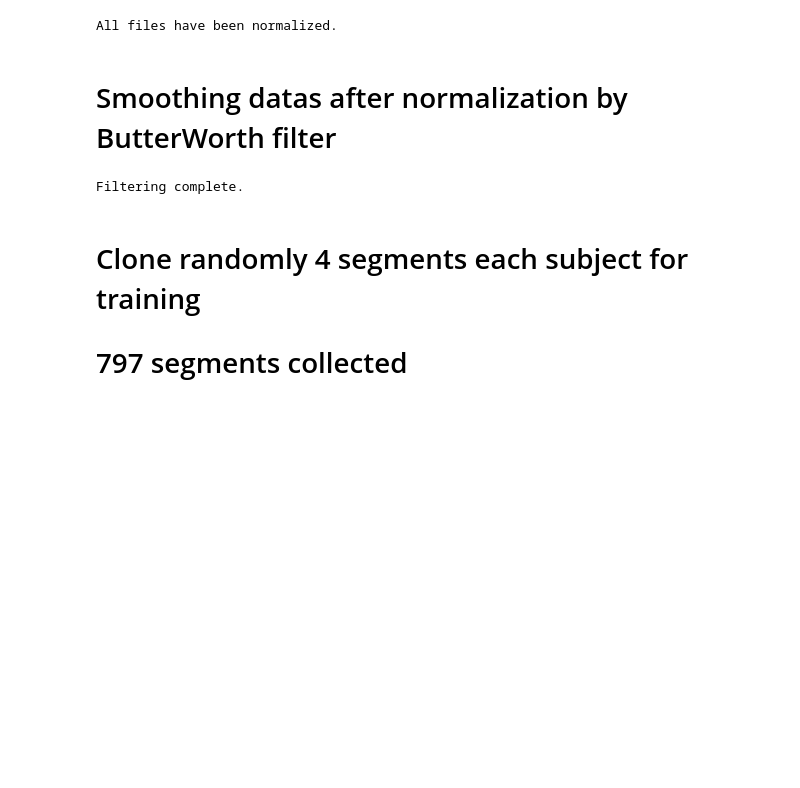
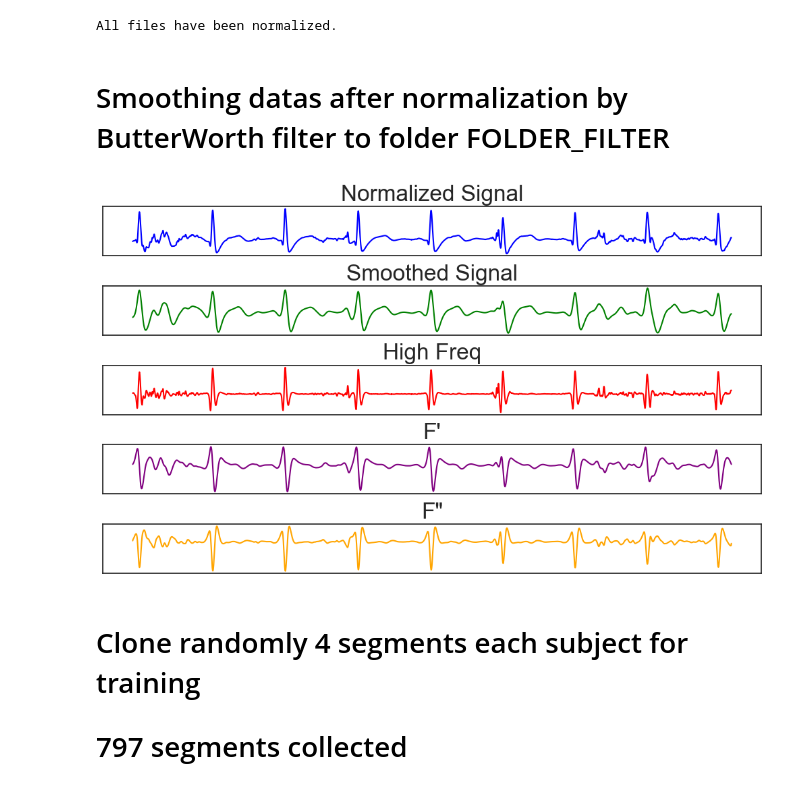
Before and after one commit to ng-anhhtuann/ecg-stroke-prediction, a Jupyter notebook: elderly-stroke/ecg.ipynb, the cells around one changed output. Cells and saved outputs as stored; diff of their text form; code cells hidden in the pictures; blank space fills up the shorter version.

```diff
--- a/elderly-stroke/ecg.ipynb
+++ b/elderly-stroke/ecg.ipynb
@@ -334,17 +325,20 @@ print("All files have been normalized.")
 # %% [output]
 All files have been normalized.
 # %% [markdown]
-# Smoothing datas after normalization by ButterWorth filter
+# Smoothing datas after normalization by ButterWorth filter to folder FOLDER_FILTER
 # %%
-# Get data from 2 column of data for ploting
 def extract_columns(file_name):
     full_file_path = os.path.join(FOLDER_NORMALIZE, file_name)
 
     data = np.loadtxt(full_file_path)
 
     left = data[:, 0]
-    right = data[:, 1]
-    return left, right
+    return left
+
+def compute(smooth):
+    first_derivative = np.gradient(smooth, 10)
+    second_derivative = np.gradient(first_derivative, 10)
+    return first_derivative, second_derivative
 
 # Function to apply the low-pass filter
 def butterworth_filter(signal):
@@ -359,24 +353,64 @@ def butterworth_filter(signal):
     b, a = butter(order, cutoff_frequency / (0.5 * sampling_rate), btype='low')
     return filtfilt(b, a, signal)
 
-destination_directory = FOLDER_FILTER
-
 for filename in os.listdir(FOLDER_NORMALIZE):
     if filename.endswith('p_signal.txt'):
         destination_file_path = os.path.join(FOLDER_FILTER, filename)
 
-        col1, col2 = extract_columns(filename)
-        smoothed_left = butterworth_filter(col1)
-        smoothed_right = butterworth_filter(col2)
+        data = extract_columns(filename)
+        smoothed = butterworth_filter(data)
+        hi_freq = data - smoothed
+        first_der, second_der = compute(smoothed)
 
         # Write the smoothed data, high-frequency data, and derivatives to a new file
         with open(destination_file_path, 'w') as file:
-            for i in range(len(smoothed_left)):
-                file.write(f"{smoothed_left[i]}\t{smoothed_right[i]}\n")
+            for i in range(len(data)):
+                file.write(f"{data[i]}\t{smoothed[i]}\t{hi_freq[i]}\t{first_der[i]}\t{second_der[i]}\n")
 
 print("Filtering complete.")
-# %% [output]
-Filtering complete.
+# %%
+def plotpp(filename):
+    data = extract_columns(filename)
+    smoothed = butterworth_filter(data)
+    hi_freq = data - smoothed
+    first_der, second_der = compute(smoothed)
+    colors = ['blue', 'green', 'red', 'purple', 'orange']
+
+    plt.figure(figsize=(10, 6))
+    plt.rcParams.update({'font.size': 8})
+
+    plt.subplot(5, 1, 1)
+    plt.plot(data, color=colors[0])
+    plt.title('Normalized Signal')
+    plt.tick_params(bottom=False, left=False, labelbottom=False, labelleft=False)
+
+    plt.subplot(5, 1, 2)
+    plt.plot(smoothed, color=colors[1])
+    plt.title('Smoothed Signal')
+
+    plt.tick_params(bottom=False, left=False, labelbottom=False, labelleft=False)
+
+    plt.subplot(5, 1, 3)
+    plt.plot(hi_freq, color=colors[2])
+    plt.title('High Freq')
+    plt.tick_params(bottom=False, left=False, labelbottom=False, labelleft=False)
+
+    plt.subplot(5, 1, 4)
+    plt.plot(first_der, color=colors[3])
+    plt.title('F\'')
+    plt.tick_params(bottom=False, left=False, labelbottom=False, labelleft=False)
+
+    plt.subplot(5, 1, 5)
+    plt.plot(second_der, color=colors[4])
+    plt.title('F\"')
+    plt.tick_params(bottom=False, left=False, labelbottom=False, labelleft=False)
+
+    plt.tight_layout()
+    plt.show()
+
+plotpp('s0030-04051907_15_p_signal.txt')
+# %% [output]
+[figure, added]
 # %% [markdown]
 # Clone randomly 4 segments each subject for training
 # 797 segments collected
```
Also changed, not shown: parts of 14 cells of this notebook, 3 other files.
